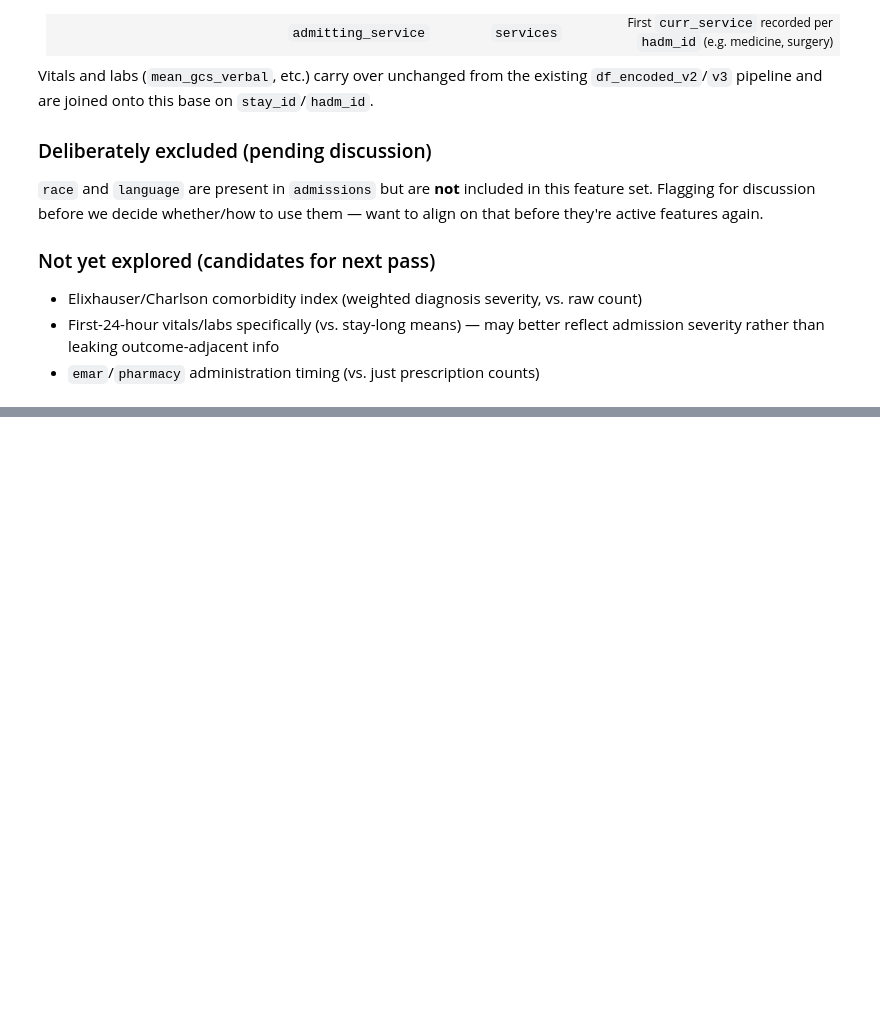
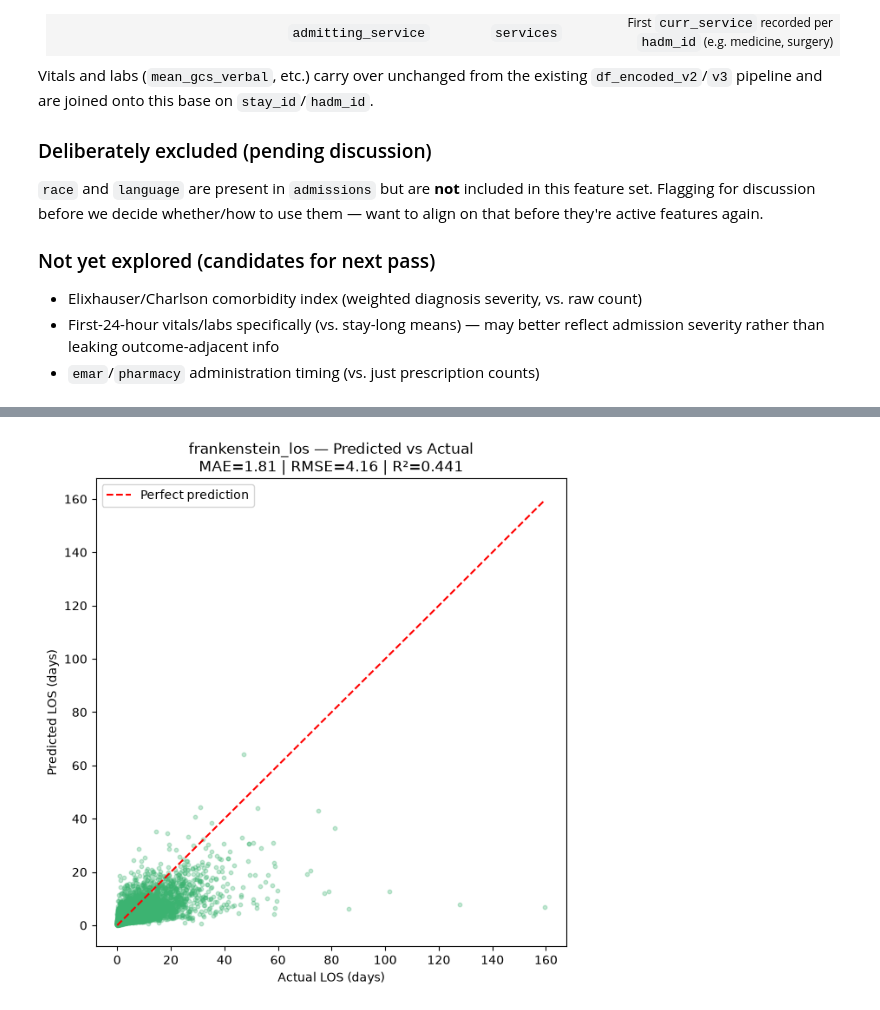
Before and after one commit to alexanderwu/MedAgent, a Jupyter notebook: notebooks/new page.ipynb, the cells around one changed output, grey strips where cells are left out. Saved outputs shown, nothing was run; the diff lists cells and outputs as text; code cells hidden in the pictures; blank space fills up the shorter version.

```diff
--- a/notebooks/new page.ipynb
+++ b/notebooks/new page.ipynb
@@ -475,0 +1148,85 @@ Vitals and labs (`mean_gcs_verbal`, etc.) carry over unchanged from the existing
+# %%
+import numpy as np
+import xgboost as xgb
+import matplotlib.pyplot as plt
+from sklearn.model_selection import GroupShuffleSplit
+from sklearn.metrics import mean_absolute_error, mean_squared_error, r2_score
+
+# ============================================================
+# 1. Drop leakage / redundant / ID columns
+# ============================================================
+drop_cols = [
+    'subject_id', 'hadm_id', 'stay_id',        # IDs
+    'intime', 'outtime',                        # raw timestamps, already used to compute los
+    'last_careunit',                            # redundant with first_careunit (same value, one ICU stay)
+    'hosp_los_days',                             # LEAKAGE — depends on dischtime, which is after outtime
+    'discharge_location',                        # LEAKAGE — only known at hospital discharge
+    'hospital_expire_flag',                      # LEAKAGE — outcome known only at/after discharge
+    'language',                                  # excluded, same as race, pending discussion with Alexander
+]
+df_clean = df_experiment.drop(columns=drop_cols, errors='ignore').copy()
+
+# ============================================================
+# 2. Handle remaining NaNs
+# ============================================================
+# ed_los_hours is NaN specifically when came_through_ed == 0 — not missing data,
+# just "no ED time to measure." Fill with 0; came_through_ed already flags the distinction.
+df_clean['ed_los_hours'] = df_clean['ed_los_hours'].fillna(0)
+
+# True missing categoricals -> explicit 'Unknown' category rather than dropping rows
+for col in ['insurance', 'marital_status', 'admitting_service']:
+    df_clean[col] = df_clean[col].fillna('Unknown')
+
+# ============================================================
+# 3. Encode categoricals
+# ============================================================
+df_clean['gender_binary'] = (df_clean['gender'] == 'M').astype(int)
+df_clean = df_clean.drop(columns=['gender'])
+
+cat_cols = ['first_careunit', 'admission_type', 'admission_location', 'insurance', 'marital_status', 'admitting_service']
+df_clean = pd.get_dummies(df_clean, columns=cat_cols, drop_first=True)
+
+print("df_clean shape:", df_clean.shape)
+print("Remaining NaNs:", df_clean.isna().sum().sum())
+
+# ============================================================
+# 4. Patient-level train/test split
+# ============================================================
+X = df_clean.drop(columns=['los'])
+y = df_clean['los']
+groups = df_experiment.loc[df_clean.index, 'subject_id']
+
+gss = GroupShuffleSplit(n_splits=1, test_size=0.2, random_state=42)
+train_idx, test_idx = next(gss.split(X, y, groups=groups))
+
+X_train, X_test = X.iloc[train_idx], X.iloc[test_idx]
+y_train, y_test = y.iloc[train_idx], y.iloc[test_idx]
+
+# ============================================================
+# 5. Train frankenstein_los
+# ============================================================
+y_train_log = np.log(y_train)
+
+frankenstein_los = xgb.XGBRegressor(n_estimators=100, learning_rate=0.1, max_depth=5, random_state=42)
+frankenstein_los.fit(X_train, y_train_log)
+
+y_pred = np.clip(np.exp(frankenstein_los.predict(X_test)), 0, None)
+
+mae = mean_absolute_error(y_test, y_pred)
+rmse = np.sqrt(mean_squared_error(y_test, y_pred))
+r2 = r2_score(y_test, y_pred)
+
+print(f"frankenstein_los — MAE: {mae:.2f} days | RMSE: {rmse:.2f} days | R²: {r2:.4f}")
+
+# ============================================================
+# 6. Plot: Actual vs Predicted
+# ============================================================
+plt.figure(figsize=(7, 7))
+plt.scatter(y_test, y_pred, alpha=0.3, s=10, color='mediumseagreen')
+plt.plot([y_test.min(), y_test.max()], [y_test.min(), y_test.max()], 'r--', label='Perfect prediction')
+plt.xlabel('Actual LOS (days)')
+plt.ylabel('Predicted LOS (days)')
+plt.title(f'frankenstein_los — Predicted vs Actual\nMAE={mae:.2f} | RMSE={rmse:.2f} | R²={r2:.3f}')
+plt.legend()
+plt.show()
+# %% [output]
@@ -475,0 +1236 @@ Vitals and labs (`mean_gcs_verbal`, etc.) carry over unchanged from the existing
+[figure, added]
```
Also changed, not shown: parts of 27 cells of this notebook, 1 other file.
